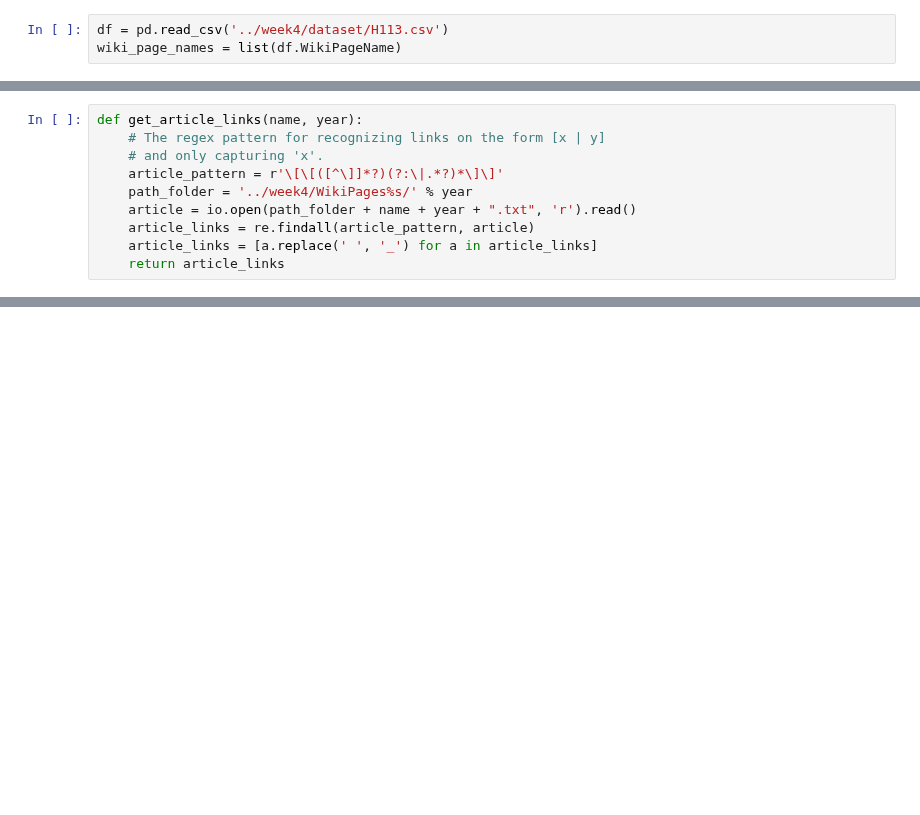
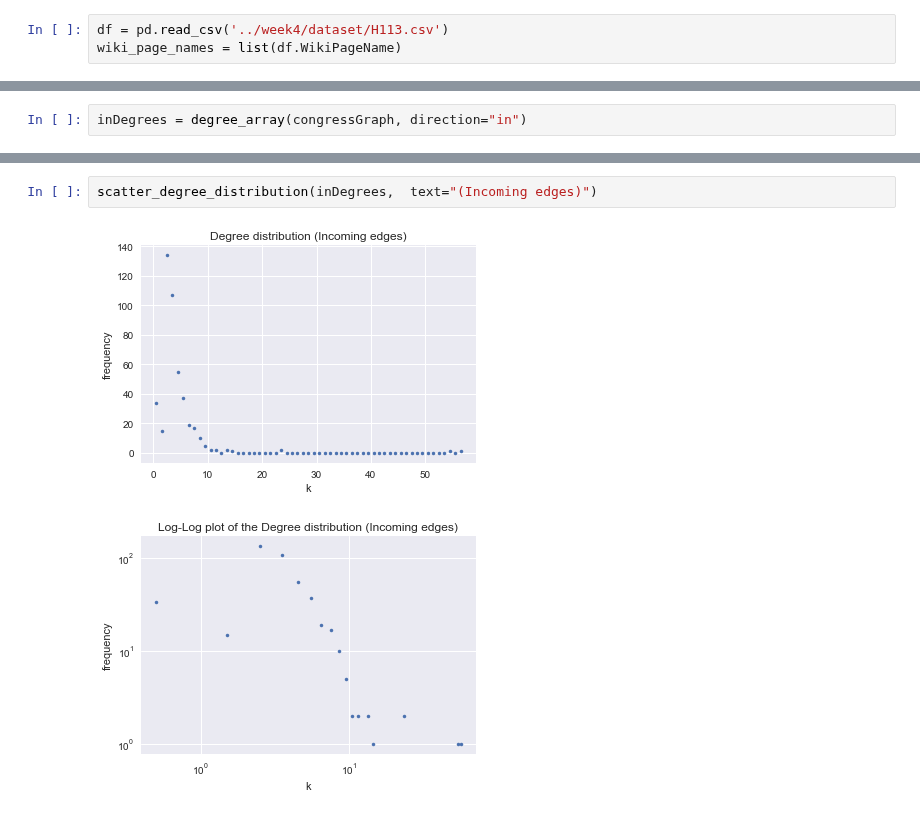
Before and after one commit to thomasnilsson/02805-social-graphs-2018, a Jupyter notebook: week5/part_A.ipynb, the cells around one changed output, grey strips where cells are left out. Saved outputs shown, nothing was run; the diff lists cells and outputs as text; blank space fills up the shorter version.

```diff
--- a/week5/part_A.ipynb
+++ b/week5/part_A.ipynb
@@ -24,10 +143,0 @@ class Politician:
-# %%
-def get_article_links(name, year):
-    # The regex pattern for recognizing links on the form [x | y]
-    # and only capturing 'x'.
-    article_pattern = r'\[\[([^\]]*?)(?:\|.*?)*\]\]'
-    path_folder = '../week4/WikiPages%s/' % year
-    article = io.open(path_folder + name + year + ".txt", 'r').read()
-    article_links = re.findall(article_pattern, article)
-    article_links = [a.replace(' ', '_') for a in article_links]
-    return article_links
@@ -66,0 +310,2 @@ plt.show()
+# %%
+inDegrees = degree_array(congressGraph, direction="in")
@@ -66,0 +358,5 @@ plt.show()
+# %%
+scatter_degree_distribution(inDegrees,  text="(Incoming edges)")
+# %% [output]
+[figure, added]
+[figure, added]
```
Also changed, not shown: parts of 78 cells of this notebook, 8 other files.
